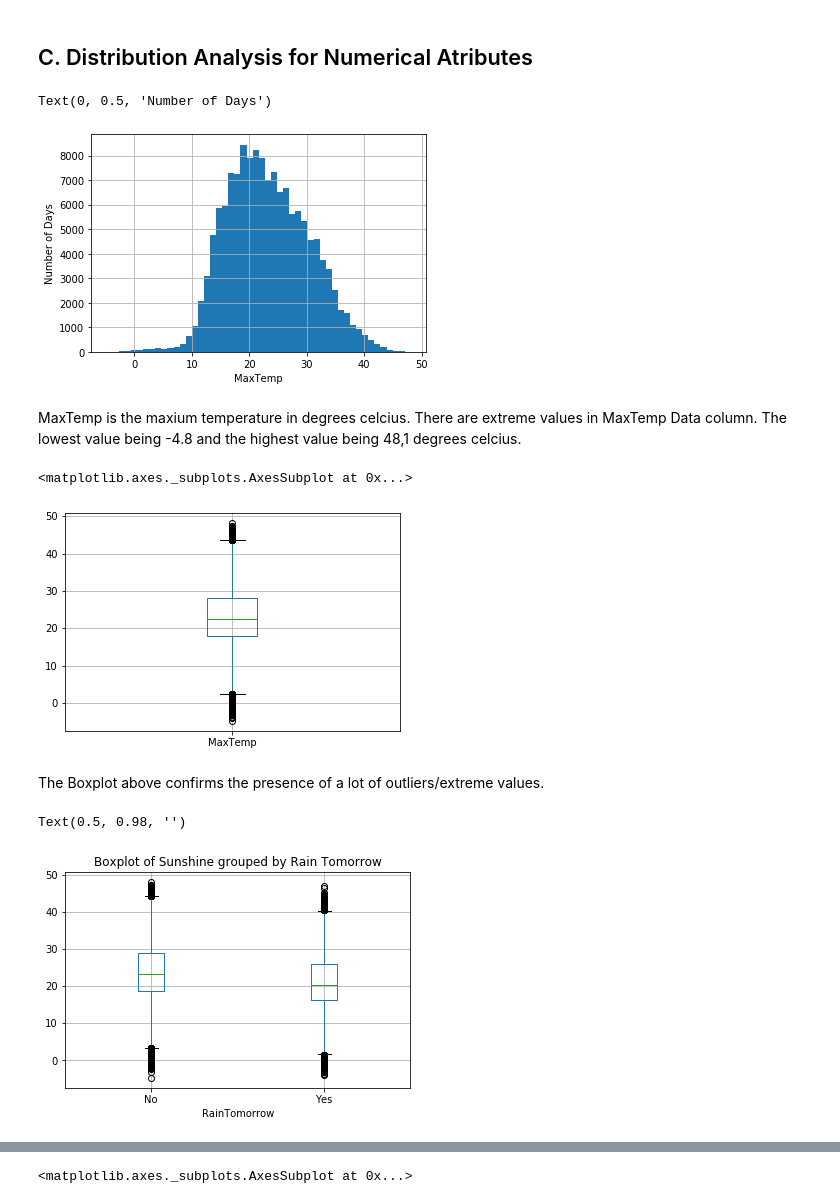
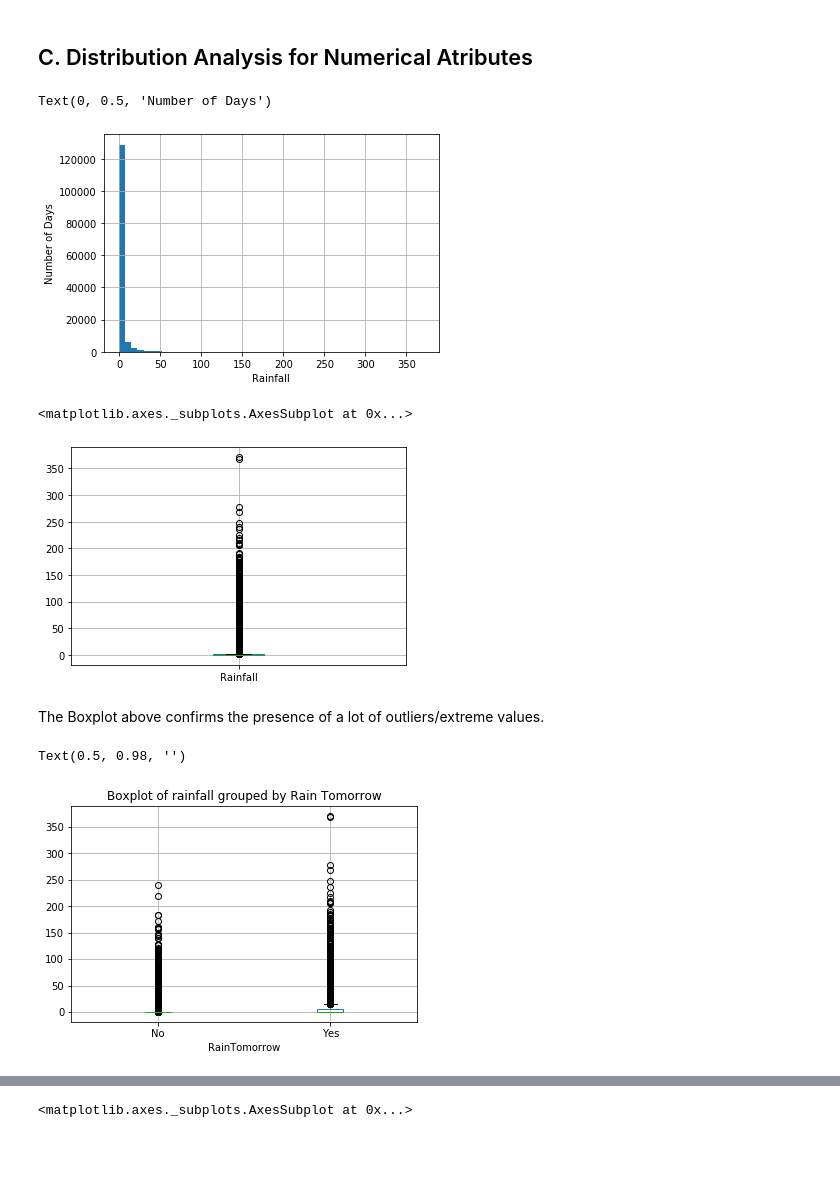
Before and after one commit to CathalDaly1/CS4055-Data-mining-Project, a Jupyter notebook: CS4055 Project - Weather in AUS DataSet.ipynb, the cells around one changed output, grey strips where cells are left out. Drawn from its saved outputs; the diff is of its cells as text; code cells hidden in the pictures; blank space fills up the shorter version.

```diff
--- a/CS4055 Project - Weather in AUS DataSet.ipynb
+++ b/CS4055 Project - Weather in AUS DataSet.ipynb
@@ -68,27 +74,25 @@ df['RainTomorrow'].count()
 # %% [markdown]
 ## C. Distribution Analysis for Numerical Atributes
 # %%
-df['MaxTemp'].hist(bins=50)
-plt.xlabel('MaxTemp')
+df['Rainfall'].hist(bins=50)
+plt.xlabel('Rainfall')
 plt.ylabel('Number of Days')
 # %% [output]
 Text(0, 0.5, 'Number of Days')
-[figure, old version]
+[figure, new version]
-# %% [markdown]
-MaxTemp is the maxium temperature in degrees celcius. There are extreme values in MaxTemp Data column. The lowest value being -4.8 and the highest value being 48,1 degrees celcius.
 # %%
-df.boxplot(column='MaxTemp')
+df.boxplot(column='Rainfall')
 # %% [output]
 <matplotlib.axes._subplots.AxesSubplot at 0x...>
-[figure, old version]
+[figure, new version]
 # %% [markdown]
 The Boxplot above confirms the presence of a lot of outliers/extreme values.
 # %%
 # Boxplots of ApplicantIncome, grouped by the categorical attribute Education
-df.boxplot(column='MaxTemp', by='RainTomorrow')
-plt.title('Boxplot of Sunshine grouped by Rain Tomorrow')
+df.boxplot(column='Rainfall', by='RainTomorrow')
+plt.title('Boxplot of rainfall grouped by Rain Tomorrow')
 plt.suptitle("")
 # %% [output]
 Text(0.5, 0.98, '')
-[figure, old version]
+[figure, new version]
 # %%
```
Also changed, not shown: parts of 16 cells of this notebook.
